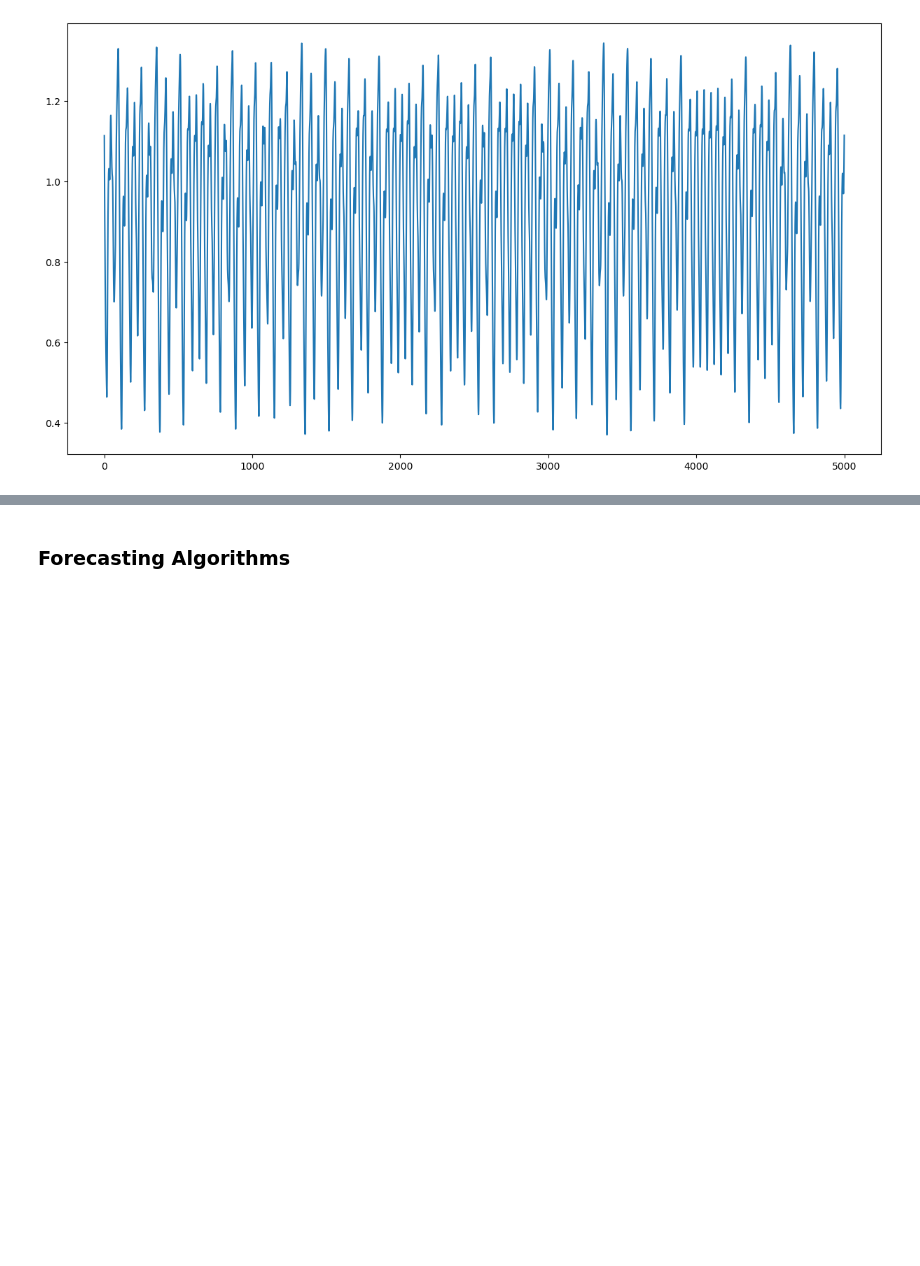
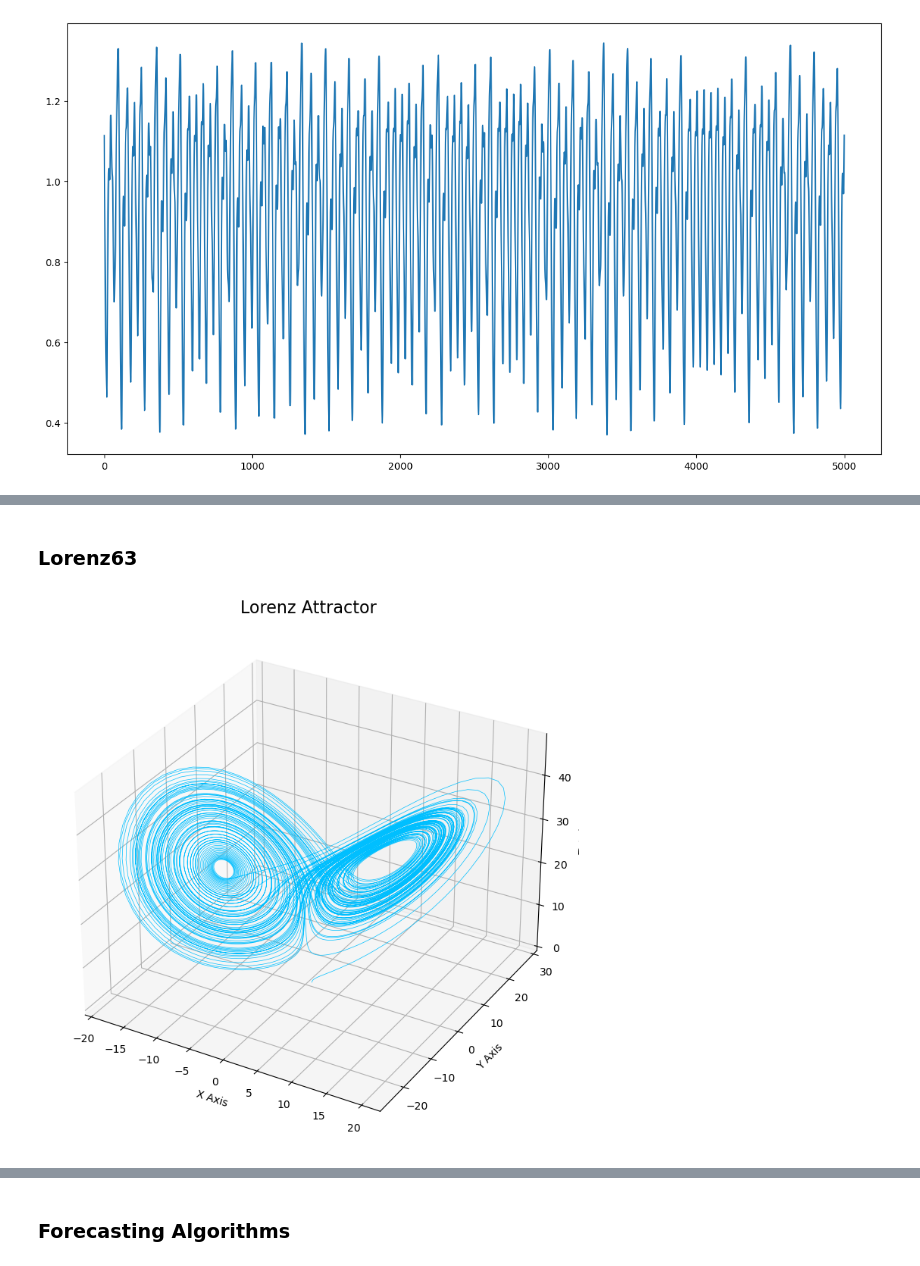
Before and after one commit to seeingquietjohn/TimeSeries, a Jupyter notebook: EmbeddingBench.ipynb, the cells around one changed output, grey strips where cells are left out. Cells and saved outputs as stored; diff of their text form; code cells hidden in the pictures; blank space fills up the shorter version.

```diff
--- a/EmbeddingBench.ipynb
+++ b/EmbeddingBench.ipynb
@@ -326,0 +334,6 @@ plt.show()
+# %% [markdown]
+### Lorenz63
+# %%
+plot_lorenz_attractor(generate_lorenz())
+# %% [output]
+[figure, added]
```
Also changed, not shown: parts of 20 cells of this notebook, 1 other file.
